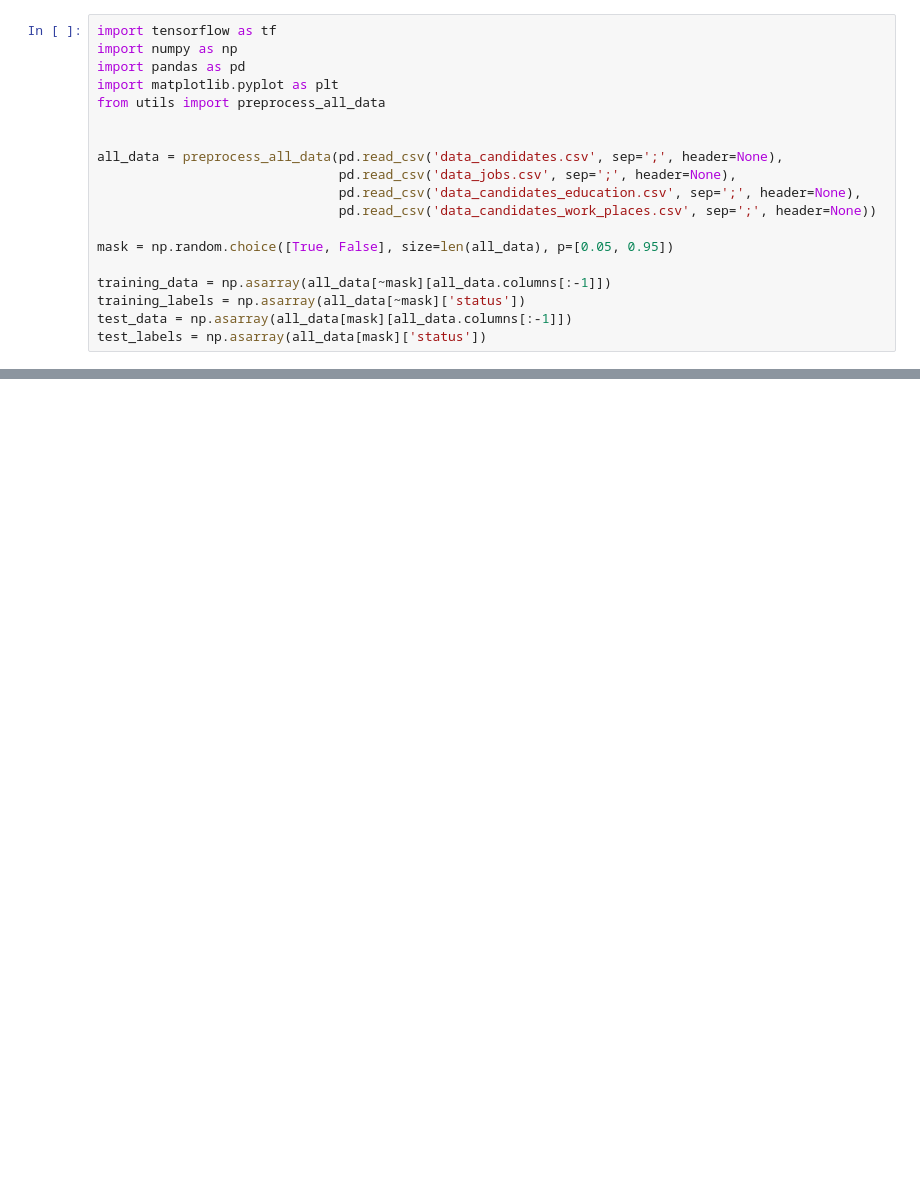
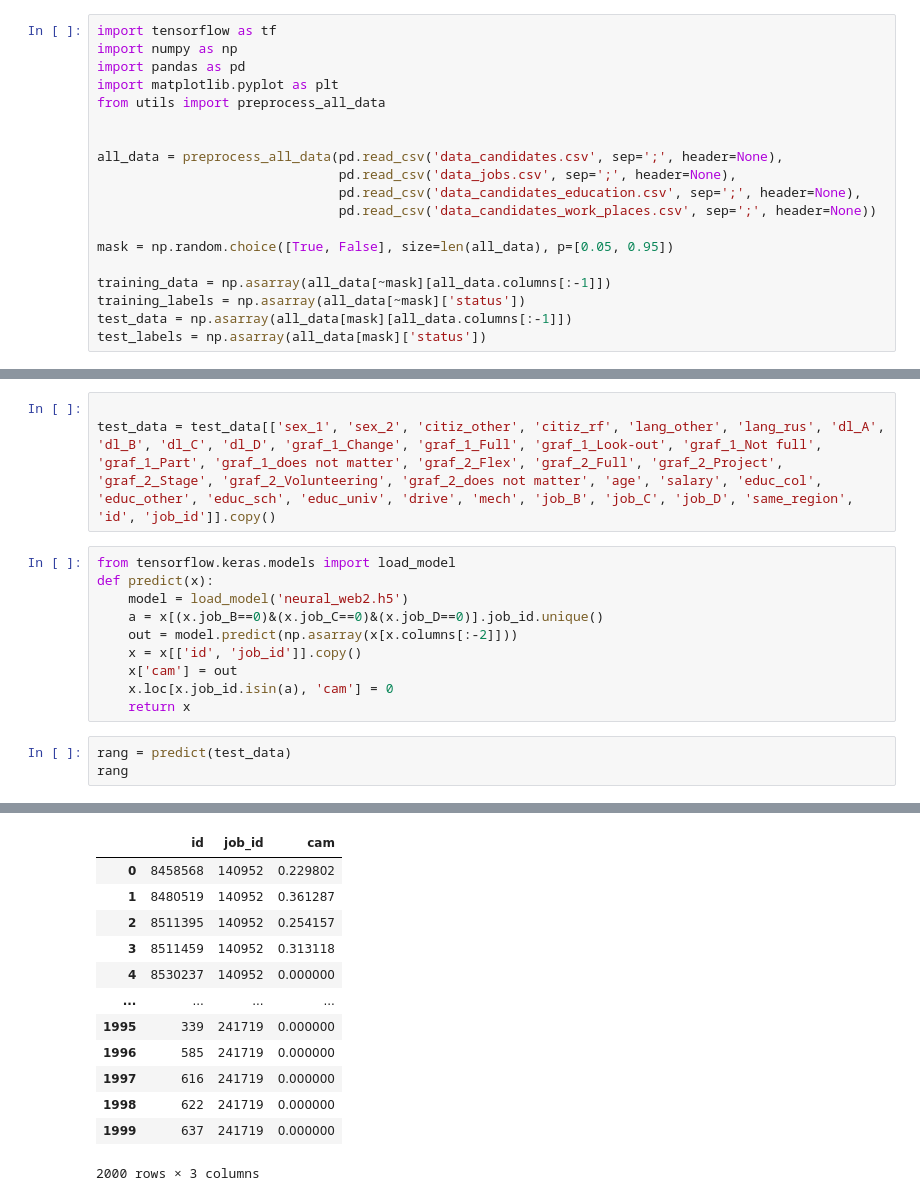
Before and after one commit to OverHome/AI-Sorter, a Jupyter notebook: AI/ai_learn/learn1.ipynb, the cells around one changed output, grey strips where cells are left out. Drawn from its saved outputs; the diff is of its cells as text; blank space fills up the shorter version.

```diff
--- a/AI/ai_learn/learn1.ipynb
+++ b/AI/ai_learn/learn1.ipynb
@@ -91,0 +118,17 @@ KeyError: 14
+# %%
+
+test_data = test_data[['sex_1', 'sex_2', 'citiz_other', 'citiz_rf', 'lang_other', 'lang_rus', 'dl_A', 'dl_B', 'dl_C', 'dl_D', 'graf_1_Change', 'graf_1_Full', 'graf_1_Look-out', 'graf_1_Not full', 'graf_1_Part', 'graf_1_does not matter', 'graf_2_Flex', 'graf_2_Full', 'graf_2_Project', 'graf_2_Stage', 'graf_2_Volunteering', 'graf_2_does not matter', 'age', 'salary', 'educ_col', 'educ_other', 'educ_sch', 'educ_univ', 'drive', 'mech', 'job_B', 'job_C', 'job_D', 'same_region', 'id', 'job_id']].copy()
+# %%
+from tensorflow.keras.models import load_model
+def predict(x):
+    model = load_model('neural_web2.h5')
+    a = x[(x.job_B==0)&(x.job_C==0)&(x.job_D==0)].job_id.unique()
+    out = model.predict(np.asarray(x[x.columns[:-2]]))
+    x = x[['id', 'job_id']].copy()
+    x['cam'] = out
+    x.loc[x.job_id.isin(a), 'cam'] = 0
+    return x
+# %%
+rang = predict(test_data)
+rang
+# %% [output]
@@ -91,0 +136,13 @@ KeyError: 14
+|  | id | job_id | cam |
+| 0 | 8458568 | 140952 | 0.229802 |
+| 1 | 8480519 | 140952 | 0.361287 |
+| 2 | 8511395 | 140952 | 0.254157 |
+| 3 | 8511459 | 140952 | 0.313118 |
+| 4 | 8530237 | 140952 | 0.000000 |
+| ... | ... | ... | ... |
+| 1995 | 339 | 241719 | 0.000000 |
+| 1996 | 585 | 241719 | 0.000000 |
+| 1997 | 616 | 241719 | 0.000000 |
+| 1998 | 622 | 241719 | 0.000000 |
+| 1999 | 637 | 241719 | 0.000000 |
+2000 rows × 3 columns
```
Also changed, not shown: parts of 14 cells of this notebook, 11 other files.
